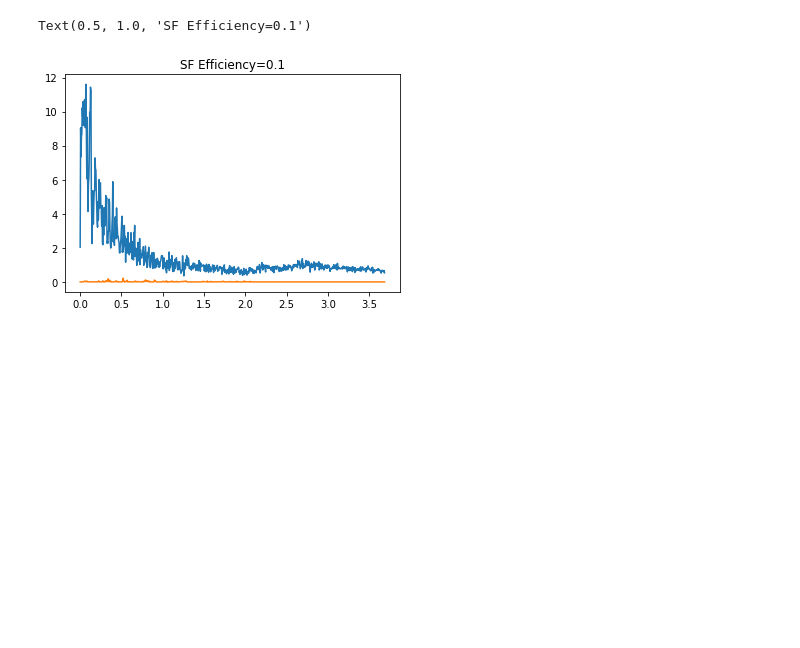
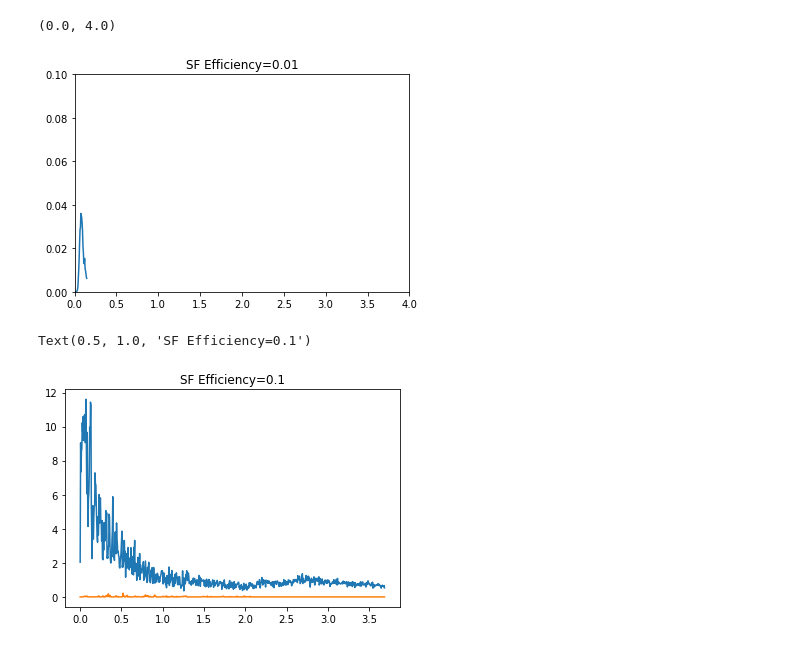
Before and after one commit to gusbeane/GSEgas, a Jupyter notebook: notebooks/SFH.ipynb, the cells around one changed output. Drawn from its saved outputs; the diff is of its cells as text; code cells hidden in the pictures; blank space fills up the shorter version.

```diff
--- a/notebooks/SFH.ipynb
+++ b/notebooks/SFH.ipynb
@@ -21,3 +64,13 @@ Text(0.5, 1.0, 'SF Efficiency=0.01')
+# %%
+# plt.plot(SFH['Time'], SFH['SFR_MW'])
+plt.plot(SFH['Time'], SFH['SFR_GSE'])
+plt.title('SF Efficiency=0.01')
+plt.ylim(0, 0.1)
+plt.xlim(0, 4)
+# plt.xlim(0, 1)
+# %% [output]
+(0.0, 4.0)
+[figure, added]
 # %%
 prefix = 'fgGSE0.5_fgMW0.5-COM'
 lvl = 'lvl4'
```
Also changed, not shown: parts of 12 cells of this notebook, 8 other files.
